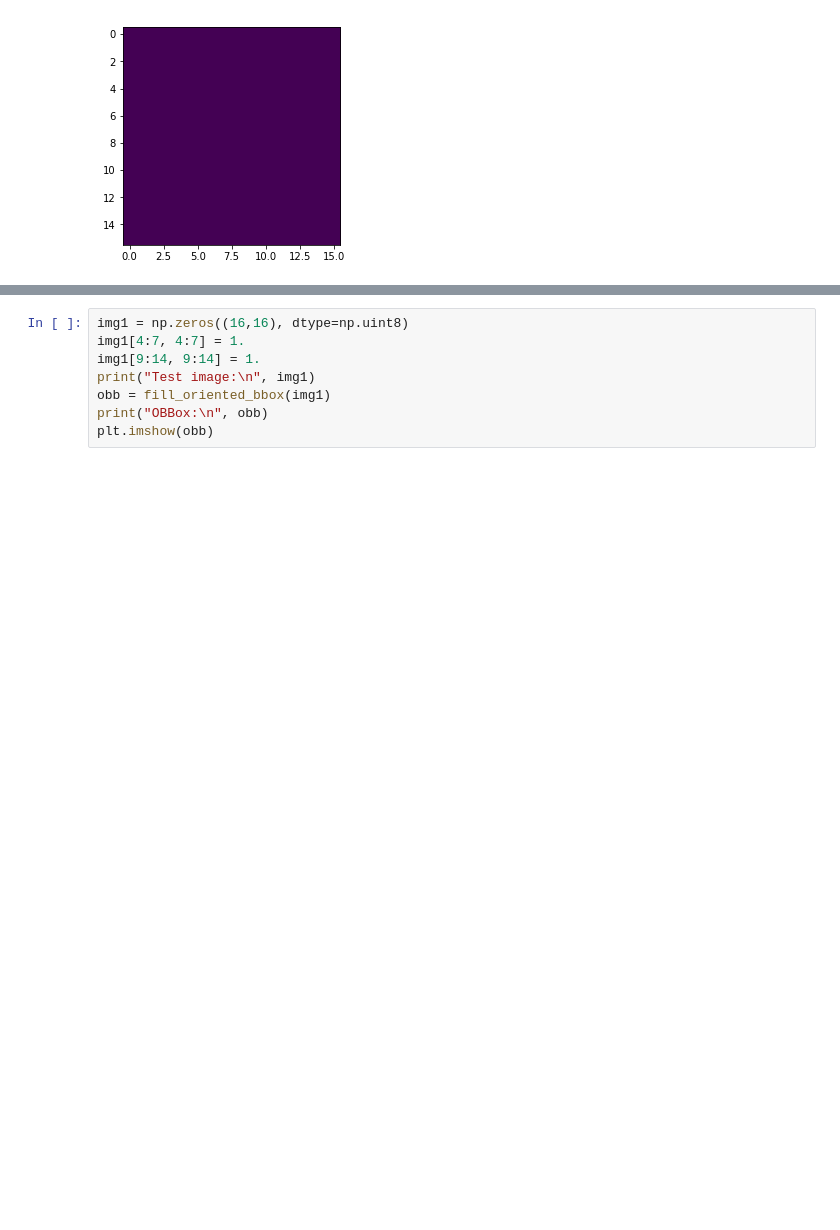
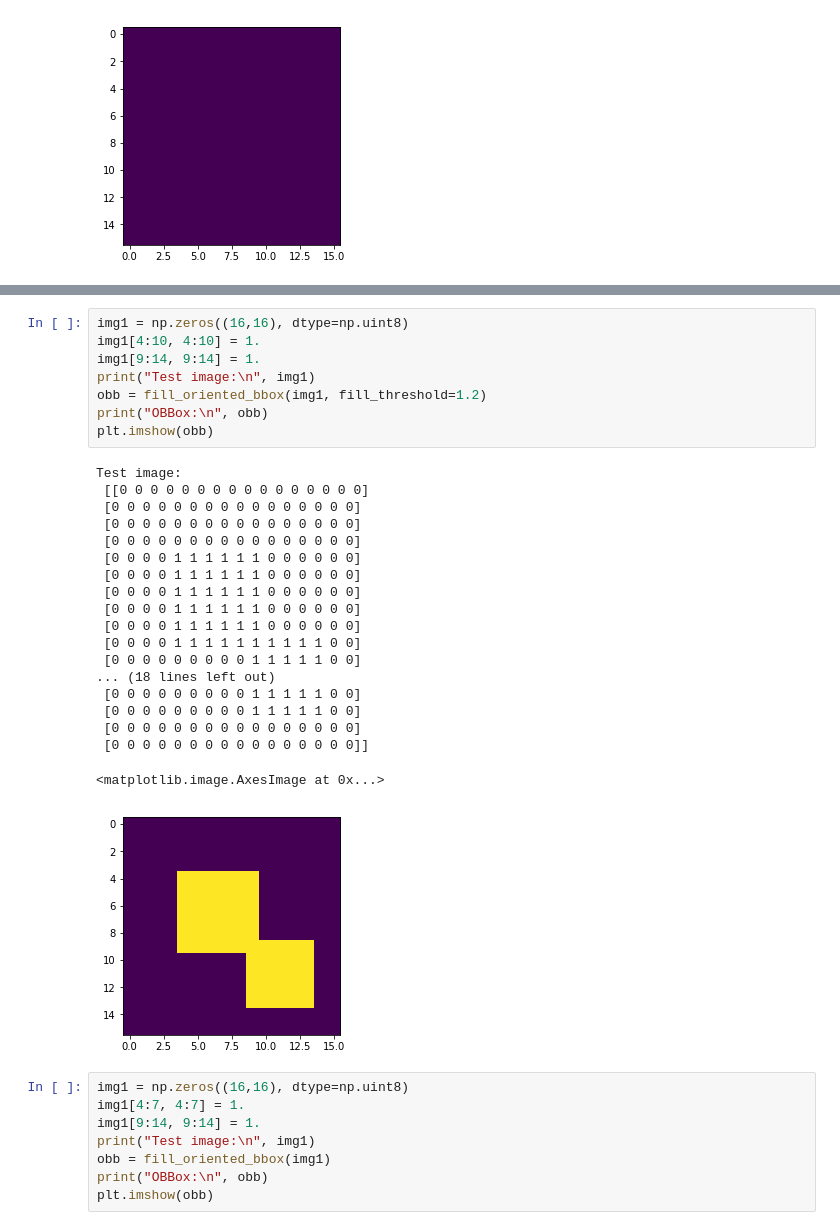
Before and after one commit to davidtvs/kaggle-airbus-ship-detection, a Jupyter notebook: notebooks/fill_oriented_bbox.ipynb, the cells around one changed output, grey strips where cells are left out. Cells and saved outputs as stored; diff of their text form; blank space fills up the shorter version.

```diff
--- a/notebooks/fill_oriented_bbox.ipynb
+++ b/notebooks/fill_oriented_bbox.ipynb
@@ -101,3 +203,31 @@ Test image:
+# %%
+img1 = np.zeros((16,16), dtype=np.uint8)
+img1[4:10, 4:10] = 1.
+img1[9:14, 9:14] = 1.
+print("Test image:\n", img1)
+obb = fill_oriented_bbox(img1, fill_threshold=1.2)
+print("OBBox:\n", obb)
+plt.imshow(obb)
+# %% [output]
+Test image:
+ [[0 0 0 0 0 0 0 0 0 0 0 0 0 0 0 0]
+ [0 0 0 0 0 0 0 0 0 0 0 0 0 0 0 0]
+ [0 0 0 0 0 0 0 0 0 0 0 0 0 0 0 0]
+ [0 0 0 0 0 0 0 0 0 0 0 0 0 0 0 0]
+ [0 0 0 0 1 1 1 1 1 1 0 0 0 0 0 0]
+ [0 0 0 0 1 1 1 1 1 1 0 0 0 0 0 0]
+ [0 0 0 0 1 1 1 1 1 1 0 0 0 0 0 0]
+ [0 0 0 0 1 1 1 1 1 1 0 0 0 0 0 0]
+ [0 0 0 0 1 1 1 1 1 1 0 0 0 0 0 0]
+ [0 0 0 0 1 1 1 1 1 1 1 1 1 1 0 0]
+ [0 0 0 0 0 0 0 0 0 1 1 1 1 1 0 0]
+... (18 lines left out)
+ [0 0 0 0 0 0 0 0 0 1 1 1 1 1 0 0]
+ [0 0 0 0 0 0 0 0 0 1 1 1 1 1 0 0]
+ [0 0 0 0 0 0 0 0 0 0 0 0 0 0 0 0]
+ [0 0 0 0 0 0 0 0 0 0 0 0 0 0 0 0]]
+<matplotlib.image.AxesImage at 0x...>
+[figure, added]
 # %%
 img1 = np.zeros((16,16), dtype=np.uint8)
 img1[4:7, 4:7] = 1.
```
Also changed, not shown: parts of 5 cells of this notebook, 1 other file.
